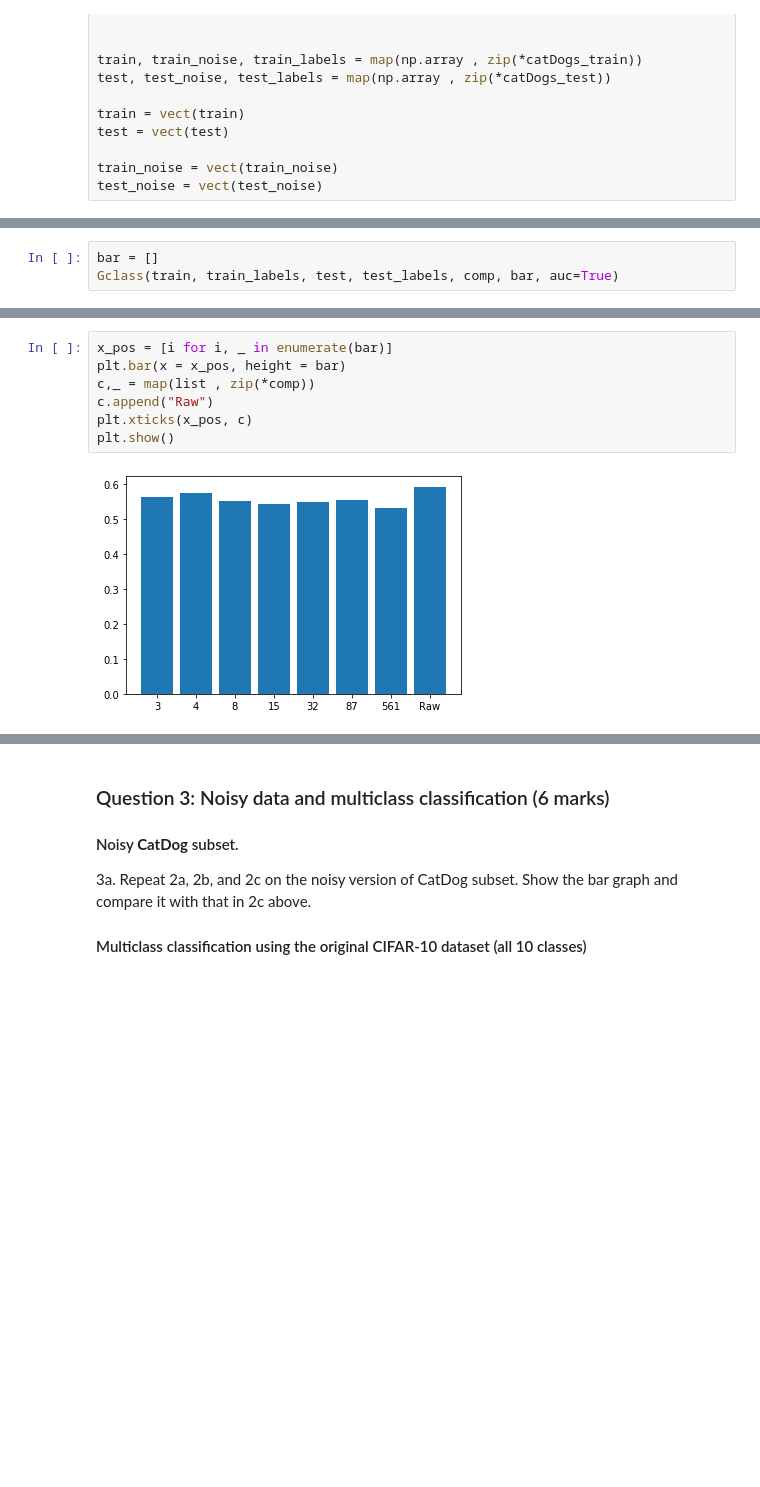
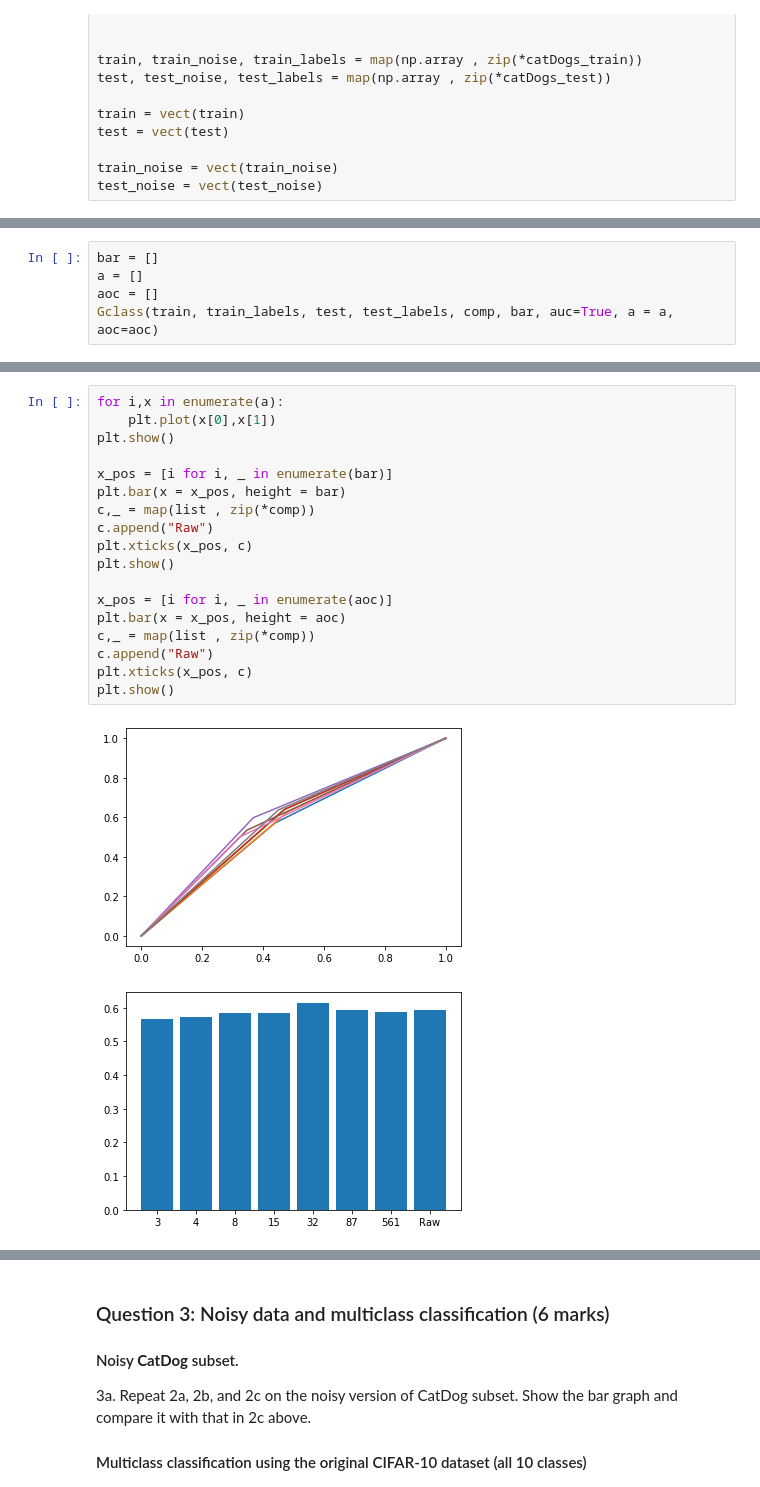
Before and after one commit to Jake-Sturgeon/MLAI, a Jupyter notebook: COM4509-6509_Assignment_2_UCard_XXXXXXXXX.ipynb, the cells around one changed output, grey strips where cells are left out. Saved outputs shown, nothing was run; the diff lists cells and outputs as text; blank space fills up the shorter version.

```diff
--- a/COM4509-6509_Assignment_2_UCard_XXXXXXXXX.ipynb
+++ b/COM4509-6509_Assignment_2_UCard_XXXXXXXXX.ipynb
@@ -298,5 +302,7 @@ def Gclass(train, train_labels, test, test_labels, comp, chart, auc=None):
     print(sum(clf.predict(test) == test_labels) / len(test_labels))
 # %%
 bar = []
-Gclass(train, train_labels, test, test_labels, comp, bar, auc=True)
+a = []
+aoc = []
+Gclass(train, train_labels, test, test_labels, comp, bar, auc=True, a = a, aoc=aoc)
 # %% [output]
@@ -318,10 +325,22 @@ Number of comps =  561 Total var =  0.9900084 acc =  0.5335
 0.5935
 # %%
+for i,x in enumerate(a):
+    plt.plot(x[0],x[1])
+plt.show()
+
 x_pos = [i for i, _ in enumerate(bar)]
 plt.bar(x = x_pos, height = bar)
 c,_ = map(list , zip(*comp))
 c.append("Raw")
 plt.xticks(x_pos, c)
 plt.show()
+
+x_pos = [i for i, _ in enumerate(aoc)]
+plt.bar(x = x_pos, height = aoc)
+c,_ = map(list , zip(*comp))
+c.append("Raw")
+plt.xticks(x_pos, c)
+plt.show()
 # %% [output]
-[figure, old version]
+[figure, new version]
+[figure, added]
```
Also changed, not shown: parts of 18 cells of this notebook, 1 other file.
